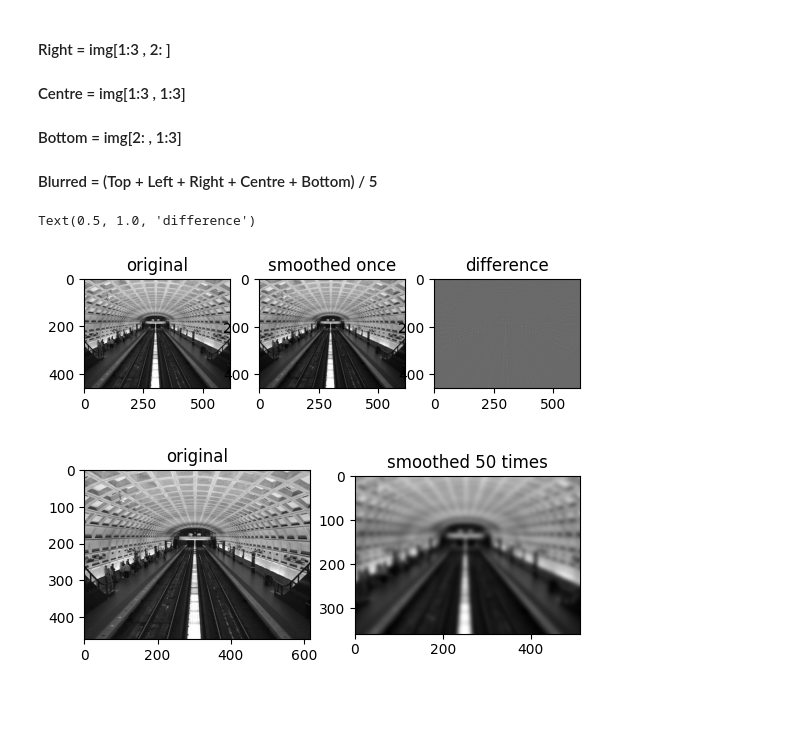
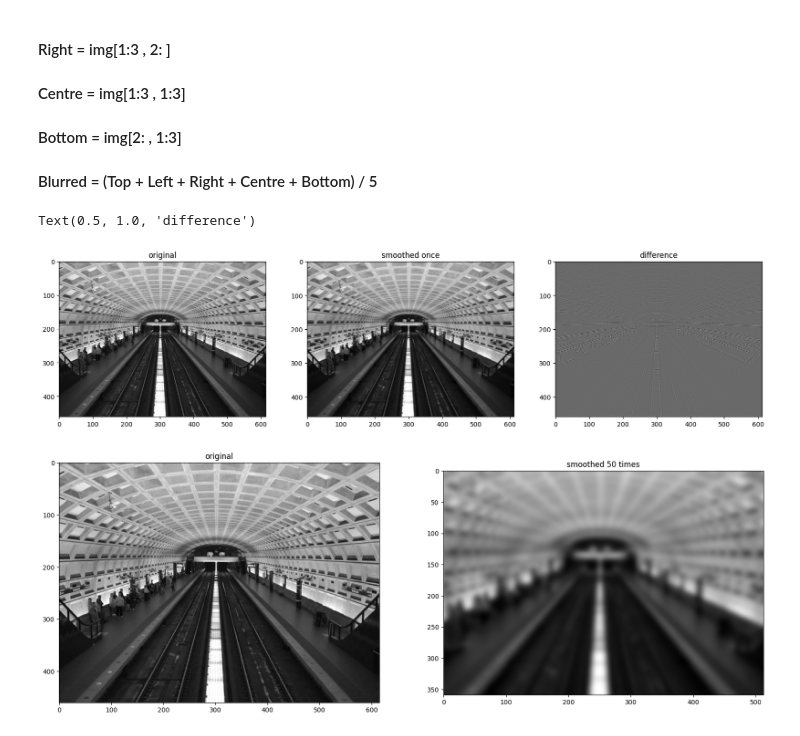
Before and after one commit to Jhonelkour/Numpy-Learning-Journey, a Jupyter notebook: Filter_image.ipynb, the cells around one changed output. Saved outputs shown, nothing was run; the diff lists cells and outputs as text; code cells hidden in the pictures; blank space fills up the shorter version.

Commit message:
Filter_Image

```diff
--- a/Filter_image.ipynb
+++ b/Filter_image.ipynb
@@ -52,35 +52,35 @@ def smooth_loop(img):
                 img[r+1, c+1] +  # center
                 img[r, c+1] +    # top
                 img[r+2, c+1] +  # bottom
                 img[r+1, c] +    # left
                 img[r+1, c+2]    # right
             ) / 5.0
     return smoothed
 
 img = plt.imread('./Filter_image/dc_metro.png')
 avg_img = smooth(img)
 
 # Set colormap so that images are plotted in gray scale.
-plt.figure()
+plt.figure(figsize=(20,15))
 plt.gray()
 
 # Plot the original image first
 plt.subplot(1,3,1)
 plt.imshow(img)
 plt.title('original')
 
 # Now the filtered image.
 plt.subplot(1,3,2)
 plt.imshow(avg_img)
 plt.title('smoothed once')
 
 # And finally the difference between the two.
 plt.subplot(1,3,3)
 plt.imshow(img[1:-1,1:-1] - avg_img)
 plt.title('difference')
 # %% [output]
 Text(0.5, 1.0, 'difference')
-[figure, old version]
+[figure, new version]
 # %%
 # Bonus: Re-filter the image by passing the result image
 #        through the filter again.  Do this 50 times and plot
@@ -90,7 +90,7 @@ for num in range(50):
     avg_img = smooth(avg_img)
 
 # Plot the original image first
-plt.figure()
+plt.figure(figsize=(20,15))
 plt.subplot(1,2,1)
 plt.imshow(img)
 plt.title('original')
@@ -104,4 +104,4 @@ assert np.allclose(smooth(img), smooth_loop(img))
 
 plt.show()
 # %% [output]
-[figure, old version]
+[figure, new version]
```
